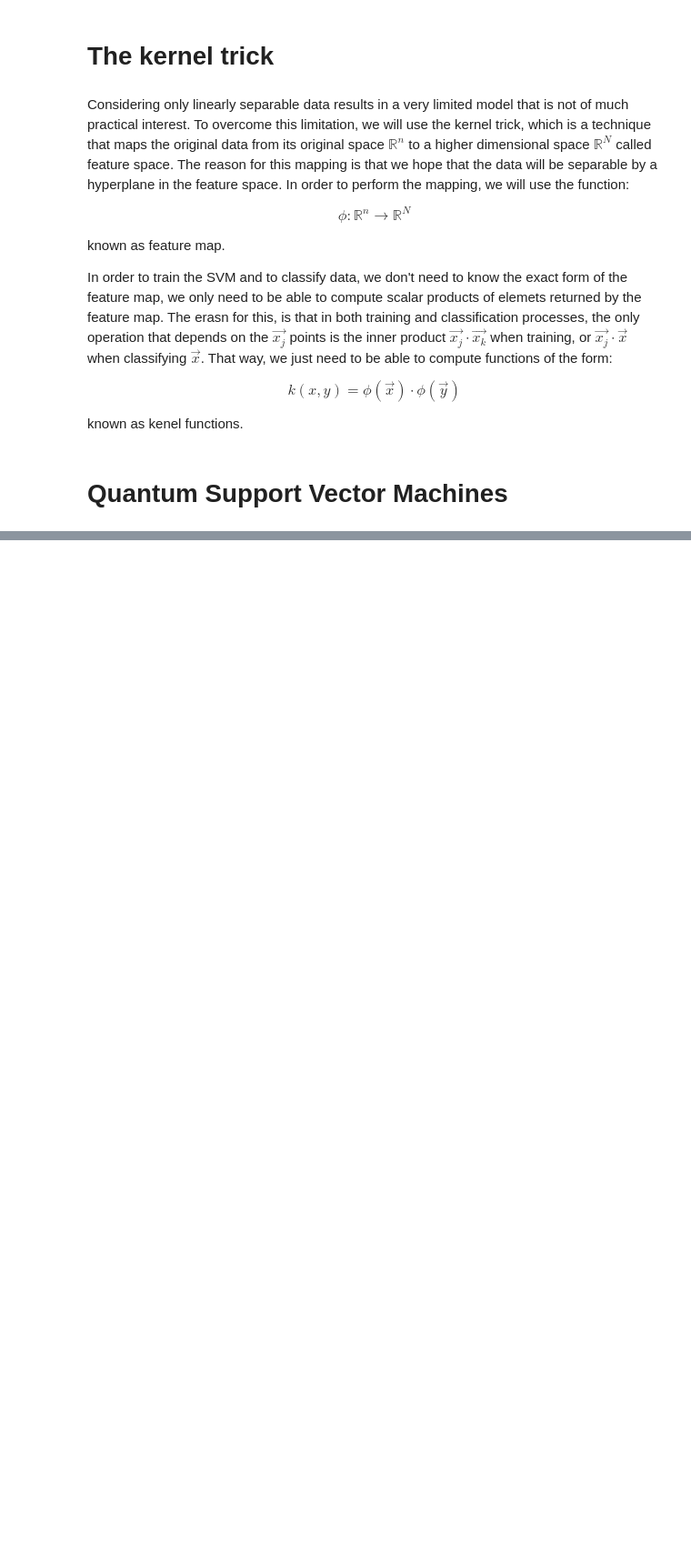
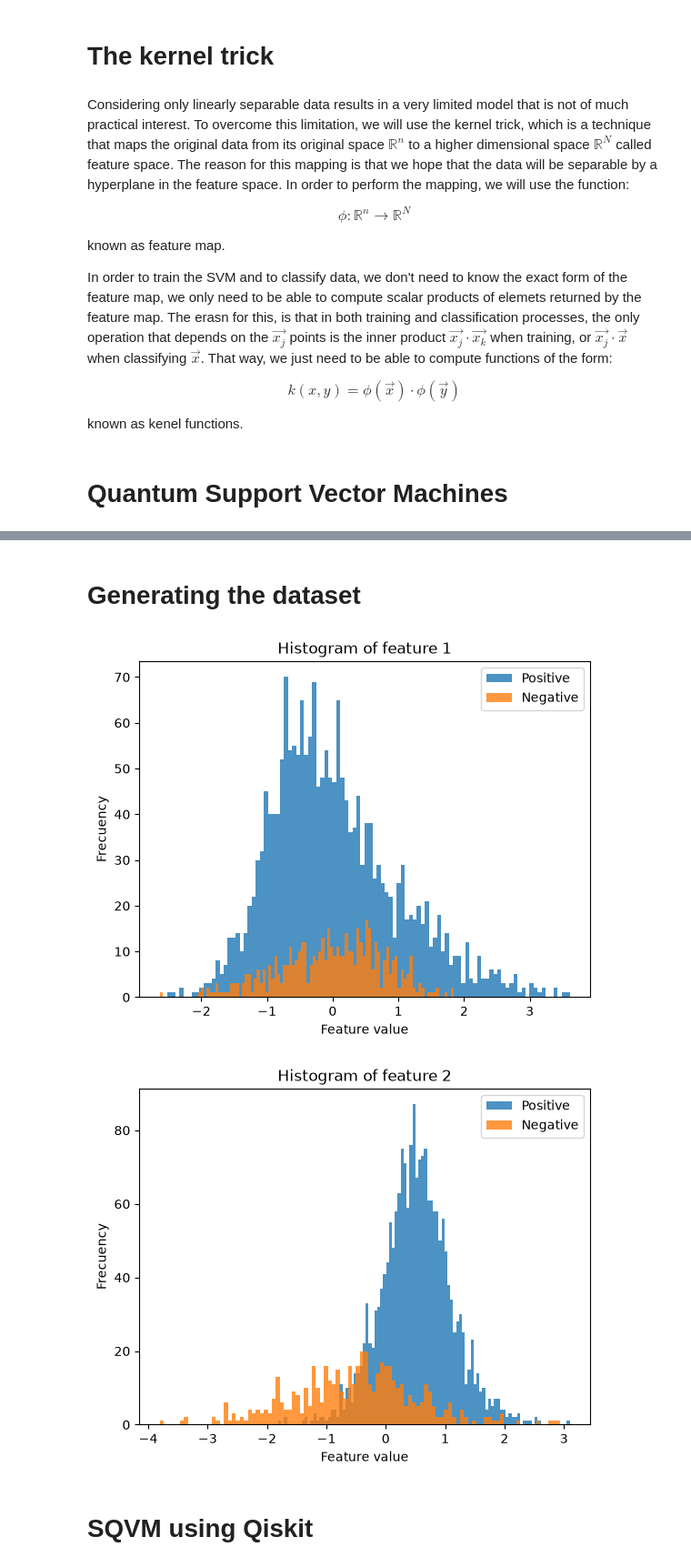
Before and after one commit to mariomeendezz/Quantum-Computing-Notebooks, a Jupyter notebook: notebooks/12. Quantum Support Vector Machines.ipynb, the cells around one changed output, grey strips where cells are left out. Shown at 91% size. Drawn from its saved outputs; the diff is of its cells as text; code cells hidden in the pictures; blank space fills up the shorter version.

Commit message:
Implemented QSVM with qiskit

```diff
--- a/notebooks/12. Quantum Support Vector Machines.ipynb
+++ b/notebooks/12. Quantum Support Vector Machines.ipynb
@@ -124,0 +147,23 @@ Quantum Support Vector Machines (QSVM) are a particular case of SVM where the fe
+# %% [markdown]
+# Generating the dataset
+# %%
+data, labels = make_classification(
+    n_samples=2500,
+    n_features=2,
+    n_informative=2,
+    n_redundant=0,
+    weights=[0.2, 0.8],
+    class_sep=0.5,
+    random_state=SEED
+)
+for i in range(2):
+    plt.hist(data[:,i][labels==1], bins=100, label="Positive", alpha = 0.8)
+    plt.hist(data[:,i][labels==0], bins=100, label="Negative", alpha = 0.8)
+    plt.title(f"Histogram of feature {i+1}")
+    plt.ylabel("Frecuency")
+    plt.xlabel("Feature value")
+    plt.legend()
+    plt.show()
+# %% [output]
+[figure, added]
+[figure, added]
@@ -124,0 +178,2 @@ Quantum Support Vector Machines (QSVM) are a particular case of SVM where the fe
+# %% [markdown]
+# SQVM using Qiskit
```
Also changed, not shown: parts of 6 cells of this notebook.
